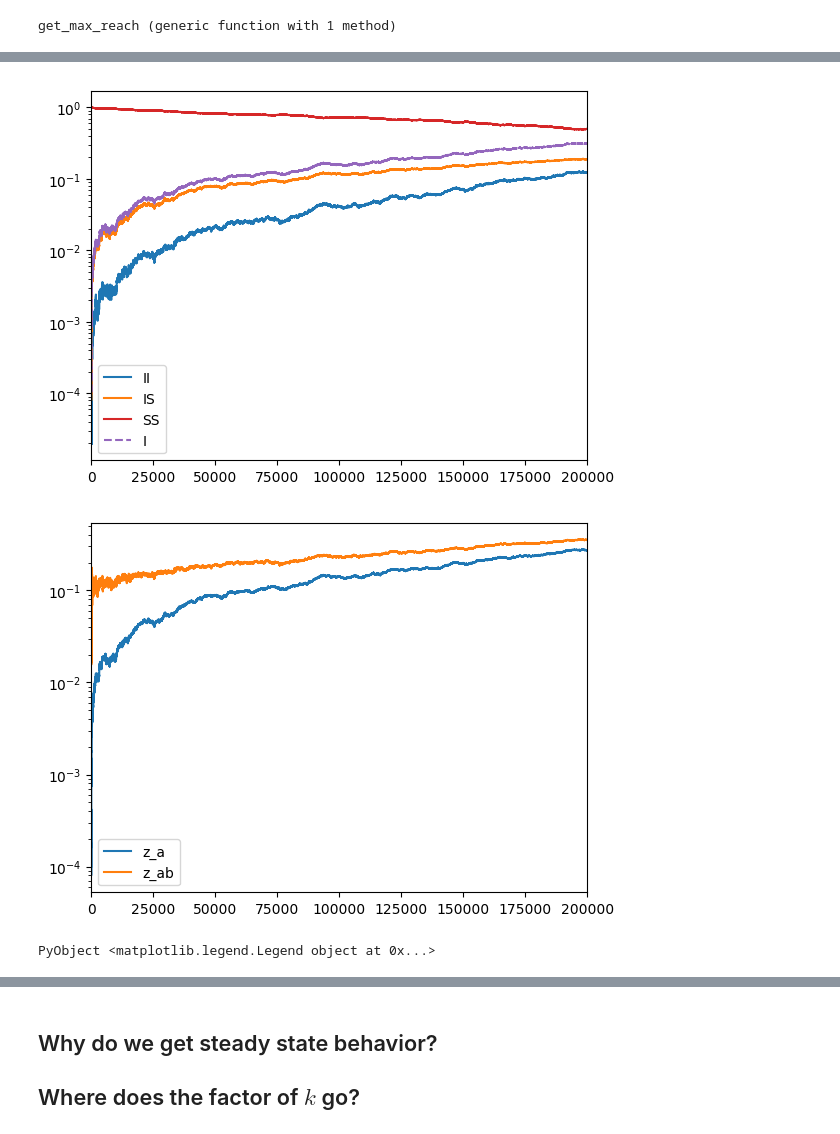
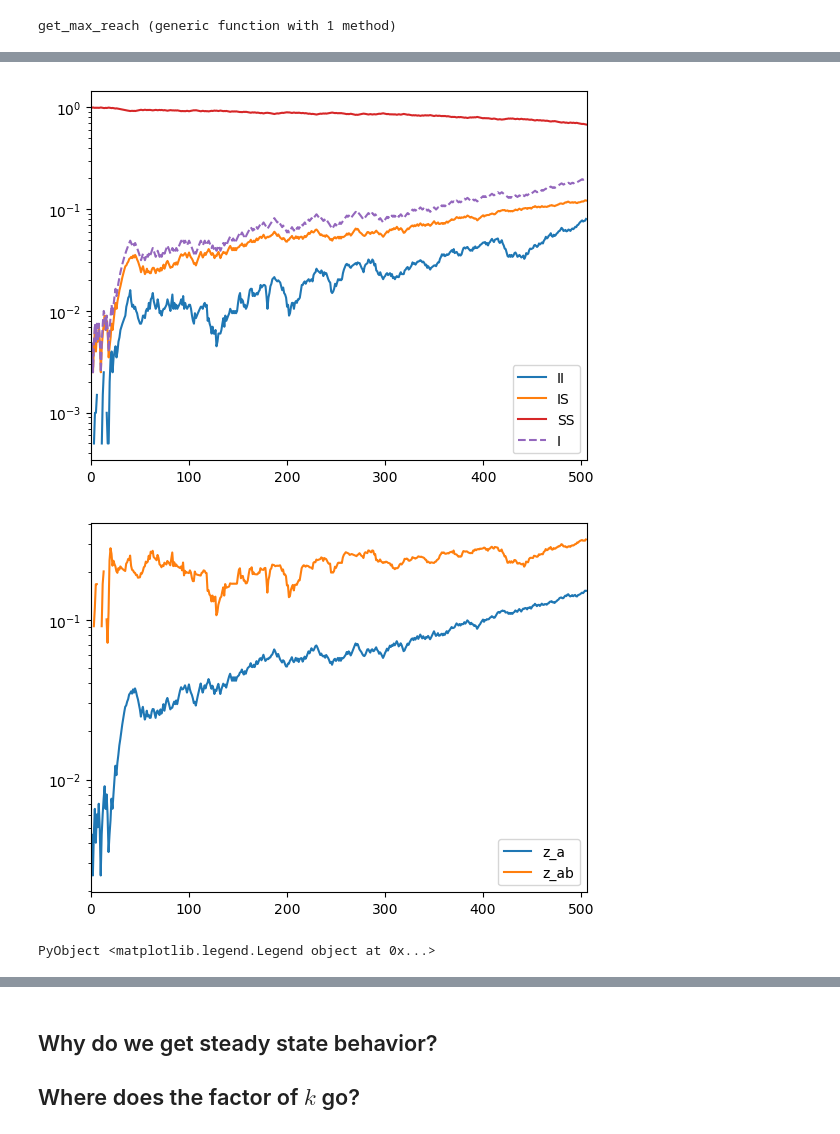
Before and after one commit to jnkh/epidemics, a Jupyter notebook: notebooks/Clustering.ipynb, the cells around one changed output, grey strips where cells are left out. Saved outputs shown, nothing was run; the diff lists cells and outputs as text; code cells hidden in the pictures.

```diff
--- a/notebooks/Clustering.ipynb
+++ b/notebooks/Clustering.ipynb
@@ -278,7 +282,7 @@ TwoLevelGraphs.TwoLevel(Number[0,0,0,0,0,0,0,0,0,0  …  0,0,0,0,0,0,0,0,0,0],24
 # %% [markdown]
 ## Plot individual time series
 # %%
-function get_individual_arrays(ecs::Array{Clustering.EdgeCounts,1})
+function get_individual_arrays(ecs::Array{EdgeCounts,1})
     len = length(ecs)
     miis = zeros(len)
     miss = zeros(len)
@@ -288,7 +292,7 @@ function get_individual_arrays(ecs::Array{Clustering.EdgeCounts,1})
         miis[i] = ecs[i].mii
         miss[i] = ecs[i].mis
         msss[i] = ecs[i].mss
-        ns[i] = Clustering.get_num_infecteds(ecs[i])
+        ns[i] = GraphClustering.get_num_infecteds(ecs[i])
     end
     return miis,miss,msss,ns
 end
@@ -309,20 +313,20 @@ function get_z_arrays(ecs::Array{EdgeCounts,1},C,central_infected,attached_infec
     return z_a_arr,z_a_b_arr,z_a_b_mean_arr
 end
 
-function get_infection_size(ecs::Array{Clustering.EdgeCounts,1})
+function get_infection_size(ecs::Array{EdgeCounts,1})
     len = length(ecs)
     size_curr = 0
     for i = 1:len
-        size_curr += Clustering.get_num_infecteds(ecs[i])
+        size_curr += GraphClustering.get_num_infecteds(ecs[i])
     end
     size_curr *= 0.1
     return size_curr
 end
 
-function get_max_reach(ecs::Array{Clustering.EdgeCounts,1})
+function get_max_reach(ecs::Array{EdgeCounts,1})
     max_curr = -1.0
     for i = 1:length(ecs)
-        max_curr = max(Clustering.get_num_infecteds(ecs[i]),max_curr)
+        max_curr = max(GraphClustering.get_num_infecteds(ecs[i]),max_curr)
     end
     return max_curr
 end
@@ -341,39 +345,39 @@ ylim([1e-2,1])
 # %%
 
-idx = 166
+idx = 38
 C = 0.5
 ecs = edge_counts[idx]
 
 xlim_ = length(ecs)#200
 ms = ecs[1]
 m = ms.m
 miis,miss,msss,ns = get_individual_arrays(ecs)
 z_a,z_ab,z_abm = get_z_arrays(ecs,C,false,true)
 #when attached infected is false, the time series become the same
 xlim([0,xlim_])
 plot(miis/m,label="II")
 plot(miss/m,label="IS")
 semilogy([],[])
 plot(msss/m,label="SS")
 
 # plot(z_a,label="z_a")
 # plot(z_ab,label="z_ab")
 # plot(msss+2*miss+miis,label="Tot")
-plot(ns/Clustering.get_N(ms),"--",label="I")
+plot(ns/GraphClustering.get_N(ms),"--",label="I")
 legend(loc="best")
 # ylim([1e-2,2e-2])
 # ylim([0.5/m,1.1])
 # xlim([8100,8120])
 figure()
 xlim([0,xlim_])
 plot(z_a,label="z_a")
 plot(z_ab,label="z_ab")
 semilogy([],[])
 # plot(z_abm,label="z_abm")
 legend()
 # %% [output]
-[figure, old version]
+[figure, new version]
-[figure, old version]
+[figure, new version]
 PyObject <matplotlib.legend.Legend object at 0x...>
 # %%
 for i = 1:1000
```
Also changed, not shown: parts of 18 cells of this notebook, 22 other files.
